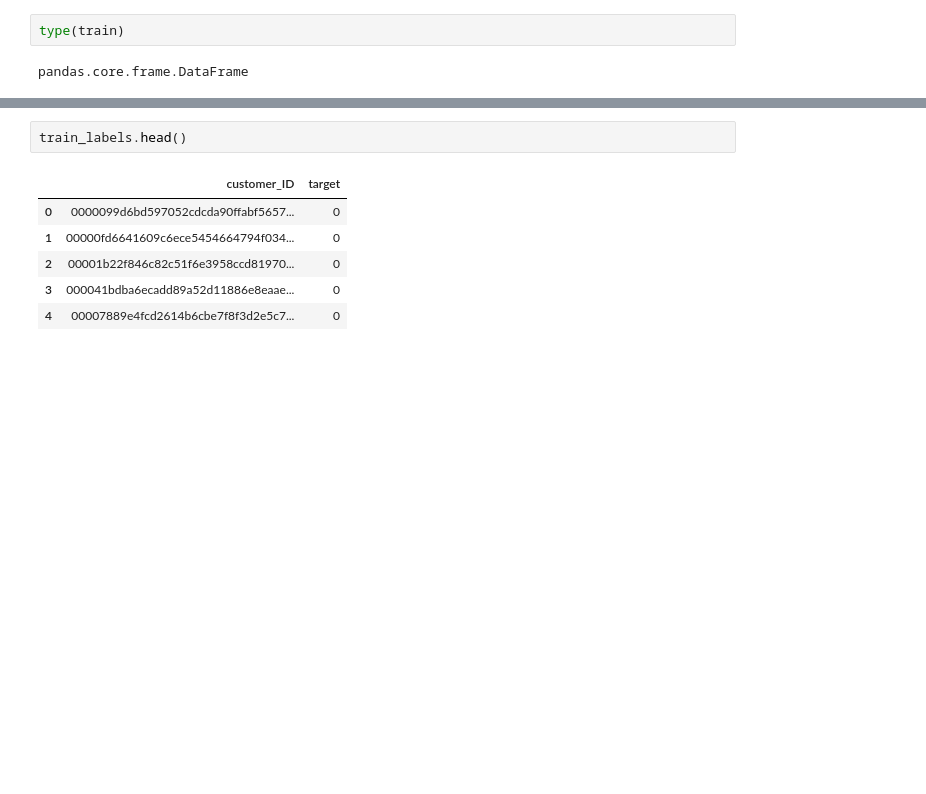
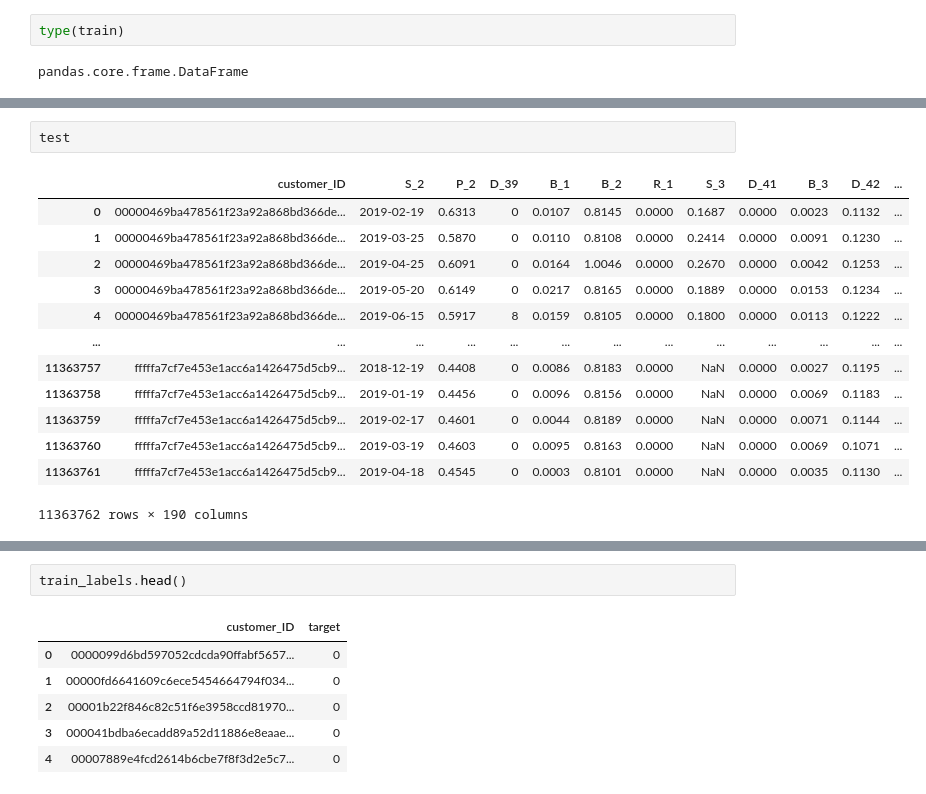
Before and after one commit to idsts2670/kaggle, a Jupyter notebook: amex-default-prediction/amex-default-prediction_v1.ipynb, the cells around one changed output, grey strips where cells are left out. Drawn from its saved outputs; the diff is of its cells as text; blank space fills up the shorter version.

```diff
--- a/amex-default-prediction/amex-default-prediction_v1.ipynb
+++ b/amex-default-prediction/amex-default-prediction_v1.ipynb
@@ -258,0 +373,16 @@ train データ内の顧客数 5,531,451 : カラム数 191
+# %%
+test
+# %% [output]
+|  | customer_ID | S_2 | P_2 | D_39 | B_1 | B_2 | R_1 | S_3 | D_41 | B_3 | D_42 | ... |
+| 0 | 00000469ba478561f23a92a868bd366de... | 2019-02-19 | 0.6313 | 0 | 0.0107 | 0.8145 | 0.0000 | 0.1687 | 0.0000 | 0.0023 | 0.1132 | ... |
+| 1 | 00000469ba478561f23a92a868bd366de... | 2019-03-25 | 0.5870 | 0 | 0.0110 | 0.8108 | 0.0000 | 0.2414 | 0.0000 | 0.0091 | 0.1230 | ... |
+| 2 | 00000469ba478561f23a92a868bd366de... | 2019-04-25 | 0.6091 | 0 | 0.0164 | 1.0046 | 0.0000 | 0.2670 | 0.0000 | 0.0042 | 0.1253 | ... |
+| 3 | 00000469ba478561f23a92a868bd366de... | 2019-05-20 | 0.6149 | 0 | 0.0217 | 0.8165 | 0.0000 | 0.1889 | 0.0000 | 0.0153 | 0.1234 | ... |
+| 4 | 00000469ba478561f23a92a868bd366de... | 2019-06-15 | 0.5917 | 8 | 0.0159 | 0.8105 | 0.0000 | 0.1800 | 0.0000 | 0.0113 | 0.1222 | ... |
+| ... | ... | ... | ... | ... | ... | ... | ... | ... | ... | ... | ... | ... |
+| 11363757 | fffffa7cf7e453e1acc6a1426475d5cb9... | 2018-12-19 | 0.4408 | 0 | 0.0086 | 0.8183 | 0.0000 | NaN | 0.0000 | 0.0027 | 0.1195 | ... |
+| 11363758 | fffffa7cf7e453e1acc6a1426475d5cb9... | 2019-01-19 | 0.4456 | 0 | 0.0096 | 0.8156 | 0.0000 | NaN | 0.0000 | 0.0069 | 0.1183 | ... |
+| 11363759 | fffffa7cf7e453e1acc6a1426475d5cb9... | 2019-02-17 | 0.4601 | 0 | 0.0044 | 0.8189 | 0.0000 | NaN | 0.0000 | 0.0071 | 0.1144 | ... |
+| 11363760 | fffffa7cf7e453e1acc6a1426475d5cb9... | 2019-03-19 | 0.4603 | 0 | 0.0095 | 0.8163 | 0.0000 | NaN | 0.0000 | 0.0069 | 0.1071 | ... |
+| 11363761 | fffffa7cf7e453e1acc6a1426475d5cb9... | 2019-04-18 | 0.4545 | 0 | 0.0003 | 0.8101 | 0.0000 | NaN | 0.0000 | 0.0035 | 0.1130 | ... |
+11363762 rows × 190 columns
```
Also changed, not shown: parts of 25 cells of this notebook.
